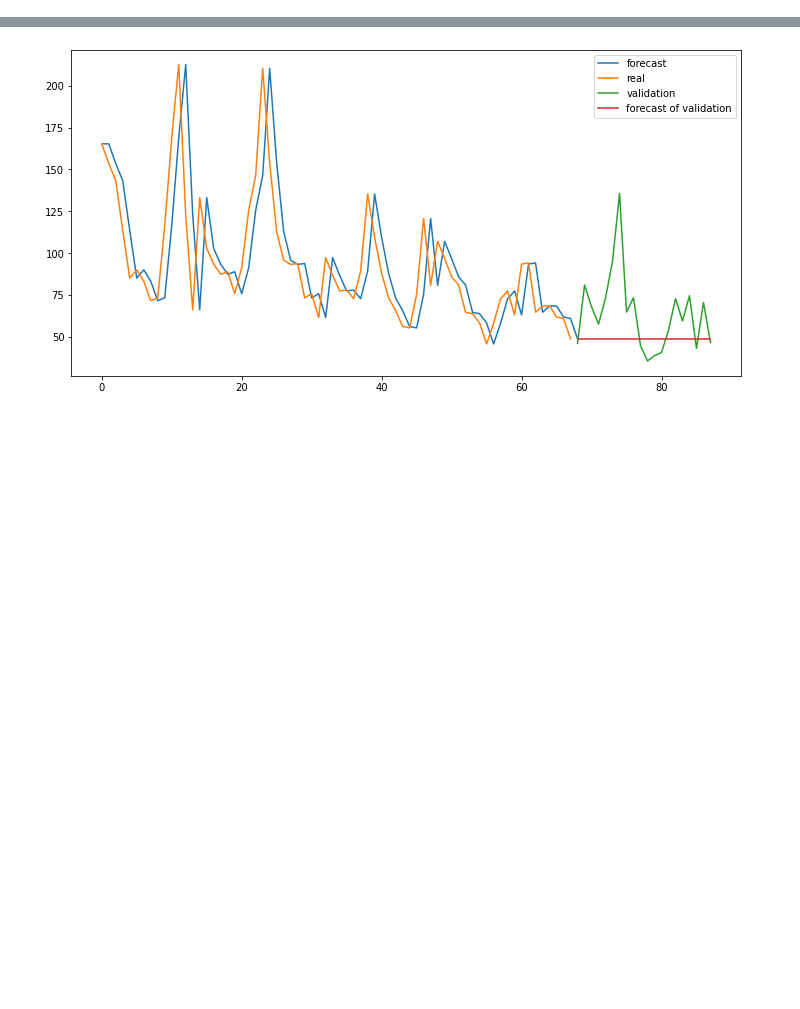
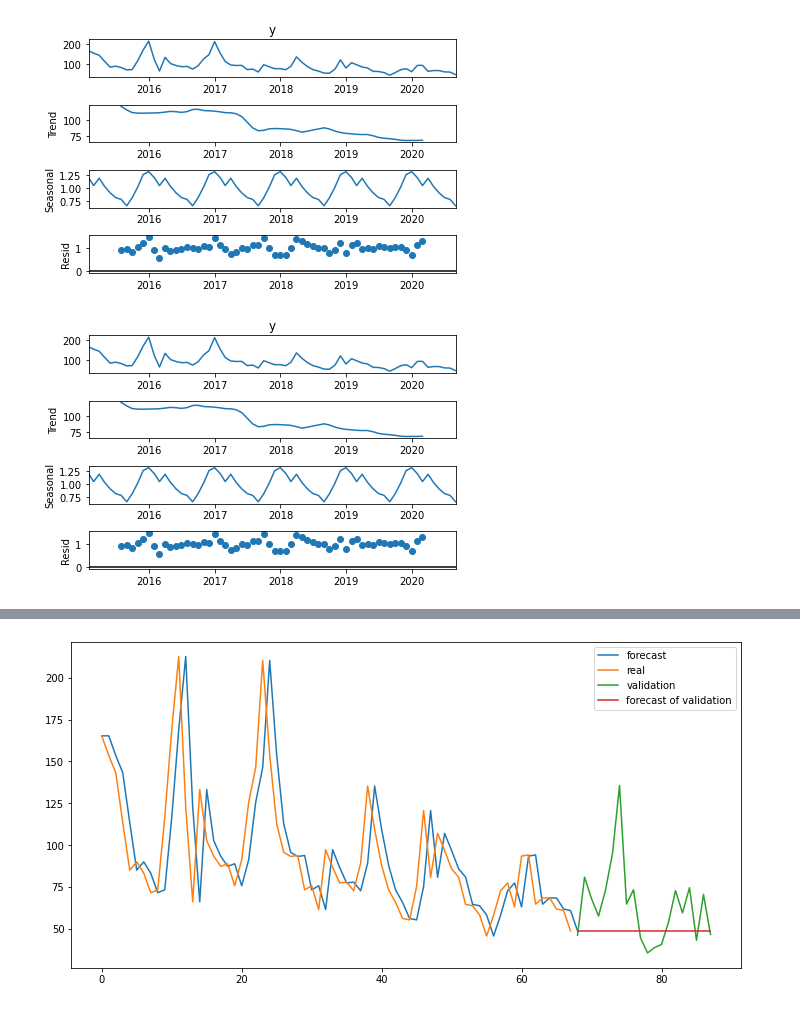
Before and after one commit to ZedRover/forecasting-project, a Jupyter notebook: notebook/time_series/ES.ipynb, the cells around one changed output, grey strips where cells are left out. Cells and saved outputs as stored; diff of their text form; code cells hidden in the pictures; blank space fills up the shorter version.

```diff
--- a/notebook/time_series/ES.ipynb
+++ b/notebook/time_series/ES.ipynb
@@ -22,5 +22,14 @@ df_tgt_ct = df_tgt_ct.drop('ds',axis=1).resample('M').mean()
 # %%
 y = df_tgt_ct.y[:-20]
 y_val = df_tgt_ct[-20:]
+# %%
+from statsmodels.tsa.seasonal import seasonal_decompose
+
+decompose_result = seasonal_decompose(y, model="multiplicative")
+# %%
+decompose_result.plot()
+# %% [output]
+[figure, added]
+[figure, added]
 # %%
 # 一次
```
Also changed, not shown: parts of 5 cells of this notebook.
